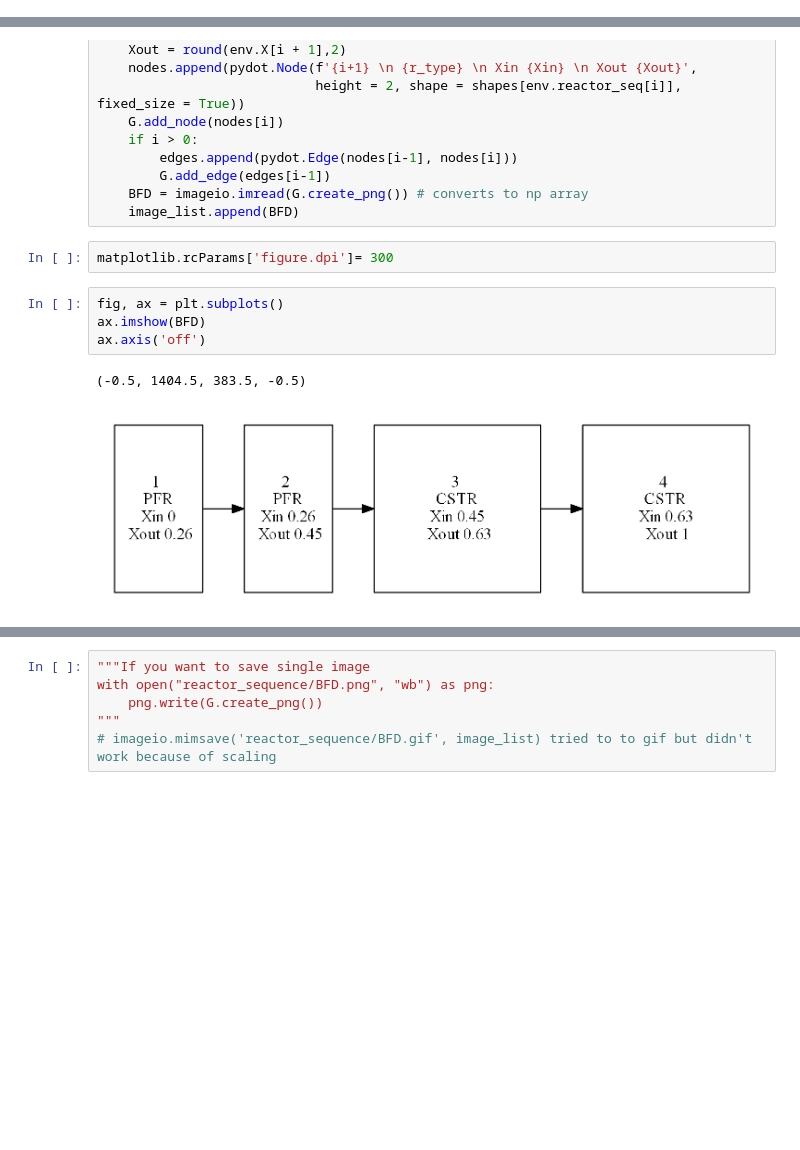
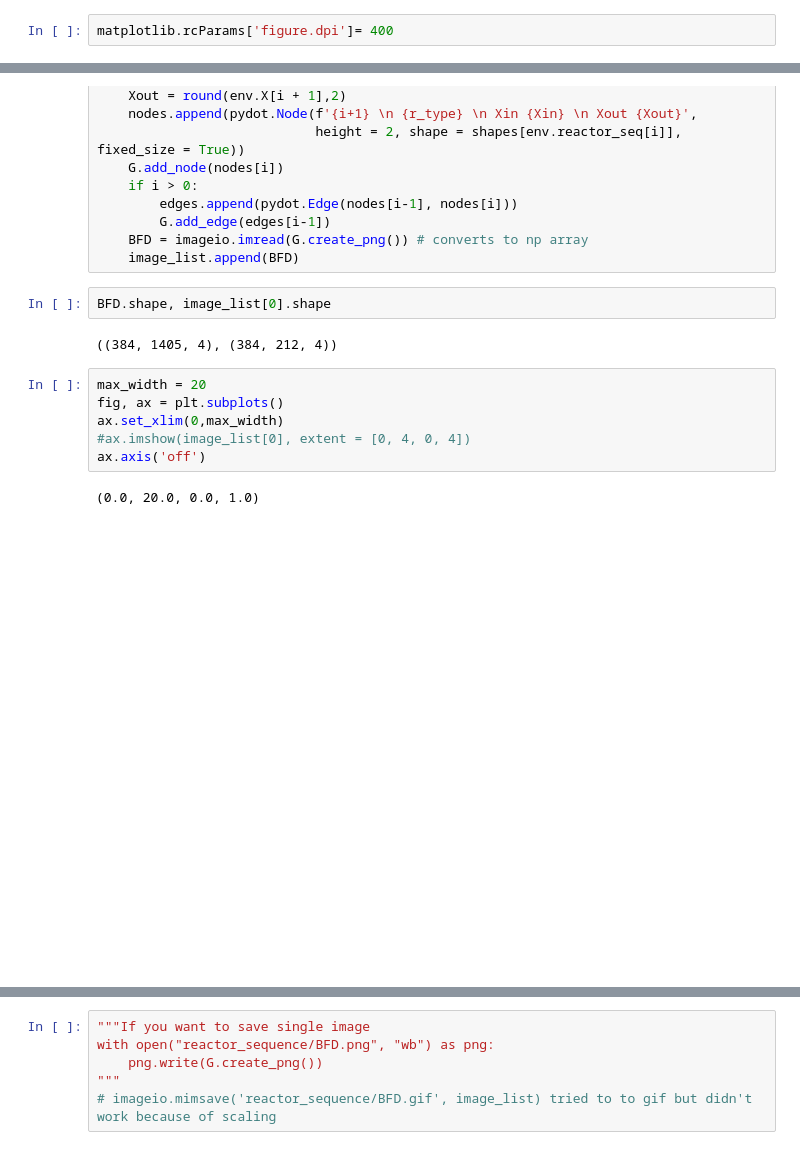
Before and after one commit to lollcat/RL-Process-Design, a Jupyter notebook: PFR or CSTR/Agent.ipynb, the cells around one changed output, grey strips where cells are left out. Cells and saved outputs as stored; diff of their text form; blank space fills up the shorter version.

```diff
--- a/PFR or CSTR/Agent.ipynb
+++ b/PFR or CSTR/Agent.ipynb
@@ -347,6 +336,8 @@ G = pydot.Dot(graph_type="digraph", rankdir = "LR", size = "20, 4!")
 nodes = []
 edges = []
 image_list = []
+# %%
+matplotlib.rcParams['figure.dpi']= 400
 # %%
 for i in range(len(env.X)-1):
     r_type = reactor_type[env.reactor_seq[i]]
@@ -360,12 +351,16 @@ for i in range(len(env.X)-1):
         G.add_edge(edges[i-1])
     BFD = imageio.imread(G.create_png()) # converts to np array
     image_list.append(BFD)
-# %%
-matplotlib.rcParams['figure.dpi']= 300
+# %%
+BFD.shape, image_list[0].shape
+# %% [output]
+((384, 1405, 4), (384, 212, 4))
 # %%
+max_width = 20
 fig, ax = plt.subplots()
-ax.imshow(BFD)
+ax.set_xlim(0,max_width)
+#ax.imshow(image_list[0], extent = [0, 4, 0, 4])
 ax.axis('off')
 # %% [output]
-(-0.5, 1404.5, 383.5, -0.5)
+(0.0, 20.0, 0.0, 1.0)
-[figure, old version]
+[figure, new version]
```
Also changed, not shown: parts of 5 cells of this notebook, 1 other file.
